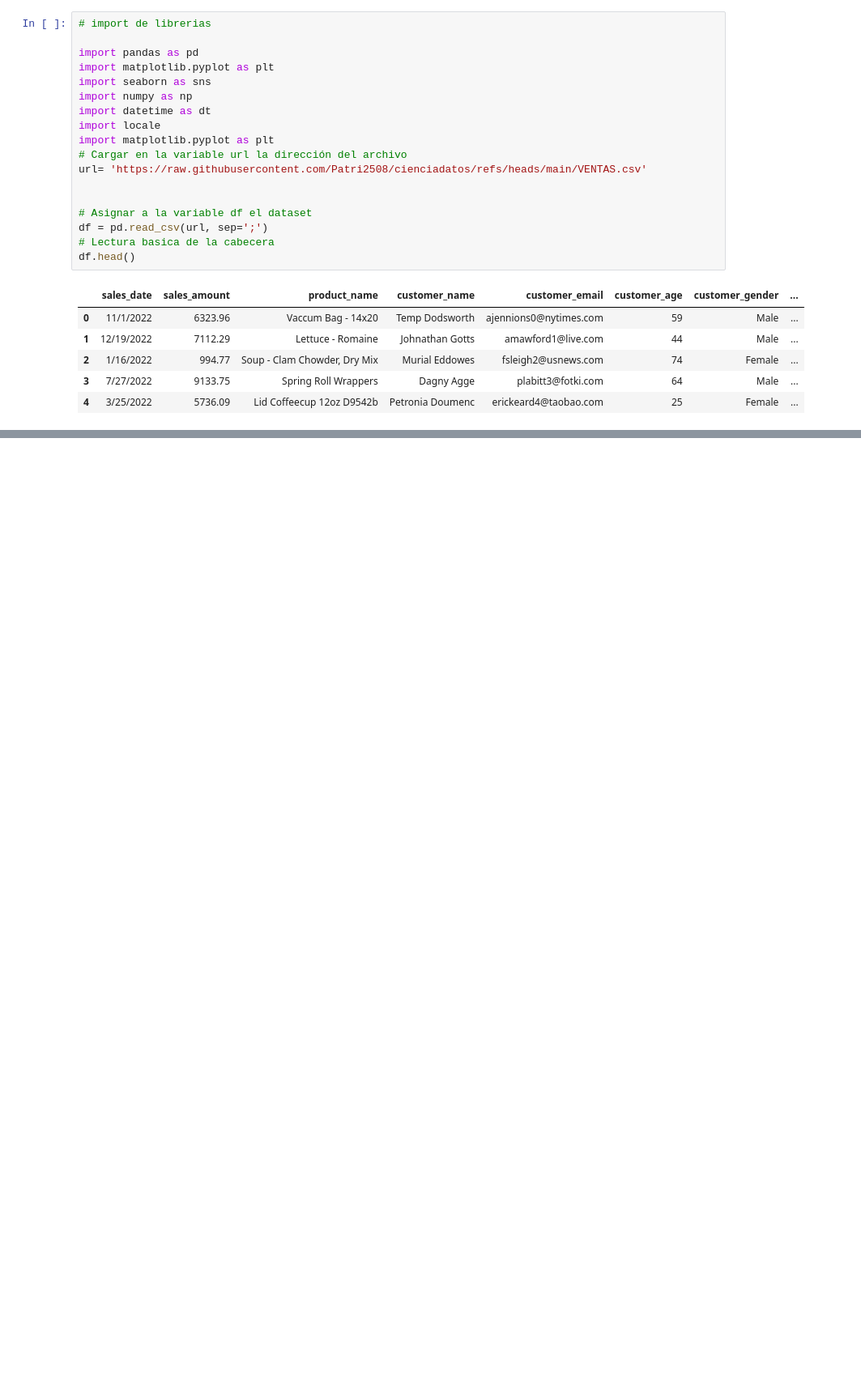
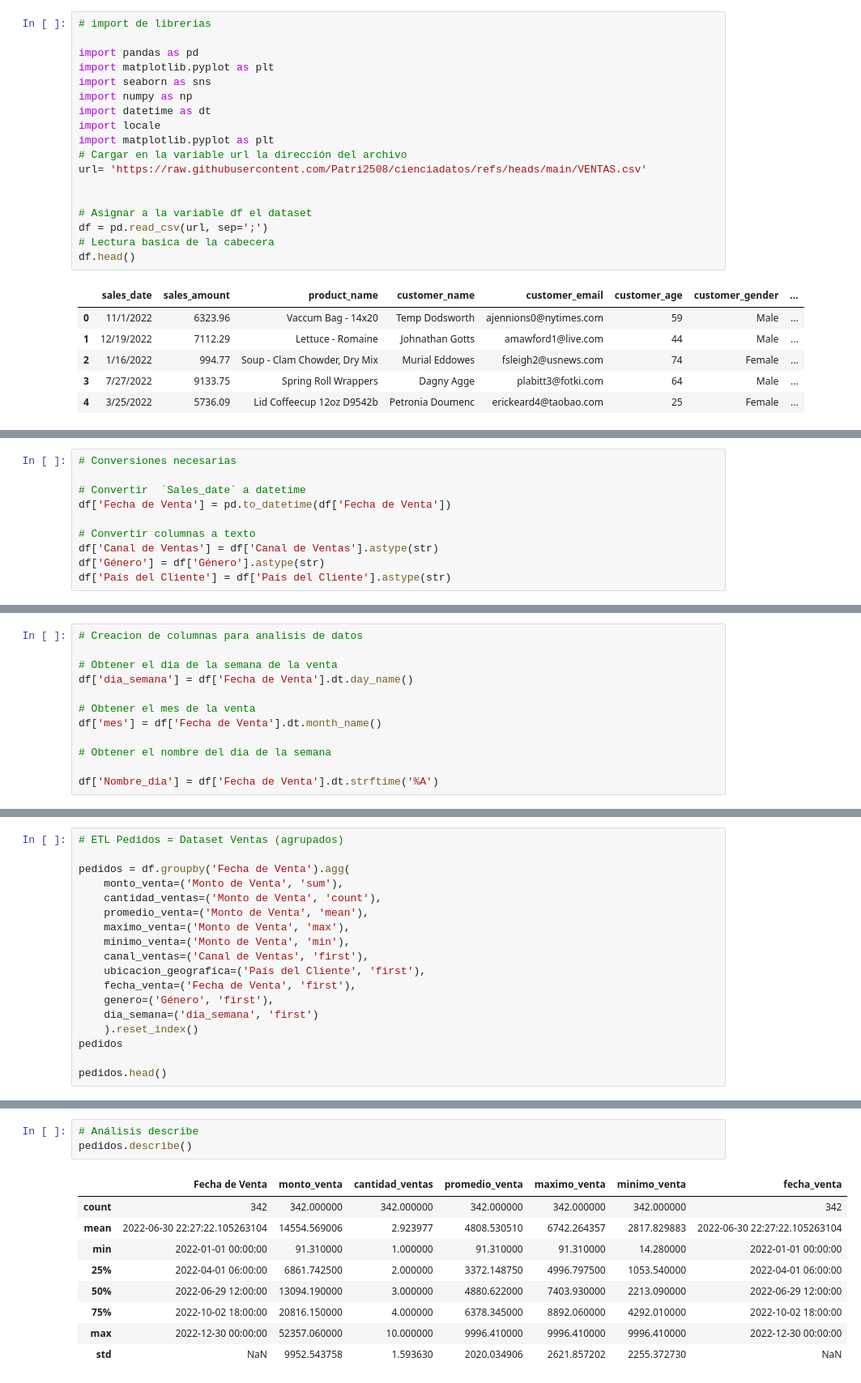
Before and after one commit to Patri2508/Archivos-DA, a Jupyter notebook: Proyecto_CienciadeDatos.ipynb, the cells around one changed output, grey strips where cells are left out. Shown at 81% size. Cells and saved outputs as stored; diff of their text form; blank space fills up the shorter version.

```diff
--- a/Proyecto_CienciadeDatos.ipynb
+++ b/Proyecto_CienciadeDatos.ipynb
@@ -73,0 +230,10 @@ df.head()
+# %%
+# Conversiones necesarias
+
+# Convertir  ´Sales_date´ a datetime
+df['Fecha de Venta'] = pd.to_datetime(df['Fecha de Venta'])
+
+# Convertir columnas a texto
+df['Canal de Ventas'] = df['Canal de Ventas'].astype(str)
+df['Género'] = df['Género'].astype(str)
+df['País del Cliente'] = df['País del Cliente'].astype(str)
@@ -73,0 +261,12 @@ df.head()
+# %%
+# Creacion de columnas para analisis de datos
+
+# Obtener el dia de la semana de la venta
+df['dia_semana'] = df['Fecha de Venta'].dt.day_name()
+
+# Obtener el mes de la venta
+df['mes'] = df['Fecha de Venta'].dt.month_name()
+
+# Obtener el nombre del dia de la semana
+
+df['Nombre_dia'] = df['Fecha de Venta'].dt.strftime('%A')
@@ -73,0 +294,18 @@ df.head()
+# %%
+# ETL Pedidos = Dataset Ventas (agrupados)
+
+pedidos = df.groupby('Fecha de Venta').agg(
+    monto_venta=('Monto de Venta', 'sum'),
+    cantidad_ventas=('Monto de Venta', 'count'),
+    promedio_venta=('Monto de Venta', 'mean'),
+    maximo_venta=('Monto de Venta', 'max'),
+    minimo_venta=('Monto de Venta', 'min'),
+    canal_ventas=('Canal de Ventas', 'first'),
+    ubicacion_geografica=('País del Cliente', 'first'),
+    fecha_venta=('Fecha de Venta', 'first'),
+    genero=('Género', 'first'),
+    dia_semana=('dia_semana', 'first')
+    ).reset_index()
+pedidos
+
+pedidos.head()
@@ -73,0 +319,13 @@ df.head()
+# %%
+# Análisis describe
+pedidos.describe()
+# %% [output]
+|  | Fecha de Venta | monto_venta | cantidad_ventas | promedio_venta | maximo_venta | minimo_venta | fecha_venta |
+| count | 342 | 342.000000 | 342.000000 | 342.000000 | 342.000000 | 342.000000 | 342 |
+| mean | 2022-06-30 22:27:22.105263104 | 14554.569006 | 2.923977 | 4808.530510 | 6742.264357 | 2817.829883 | 2022-06-30 22:27:22.105263104 |
+| min | 2022-01-01 00:00:00 | 91.310000 | 1.000000 | 91.310000 | 91.310000 | 14.280000 | 2022-01-01 00:00:00 |
+| 25% | 2022-04-01 06:00:00 | 6861.742500 | 2.000000 | 3372.148750 | 4996.797500 | 1053.540000 | 2022-04-01 06:00:00 |
+| 50% | 2022-06-29 12:00:00 | 13094.190000 | 3.000000 | 4880.622000 | 7403.930000 | 2213.090000 | 2022-06-29 12:00:00 |
+| 75% | 2022-10-02 18:00:00 | 20816.150000 | 4.000000 | 6378.345000 | 8892.060000 | 4292.010000 | 2022-10-02 18:00:00 |
+| max | 2022-12-30 00:00:00 | 52357.060000 | 10.000000 | 9996.410000 | 9996.410000 | 9996.410000 | 2022-12-30 00:00:00 |
+| std | NaN | 9952.543758 | 1.593630 | 2020.034906 | 2621.857202 | 2255.372730 | NaN |
```
Also changed, not shown: parts of 23 cells of this notebook.
